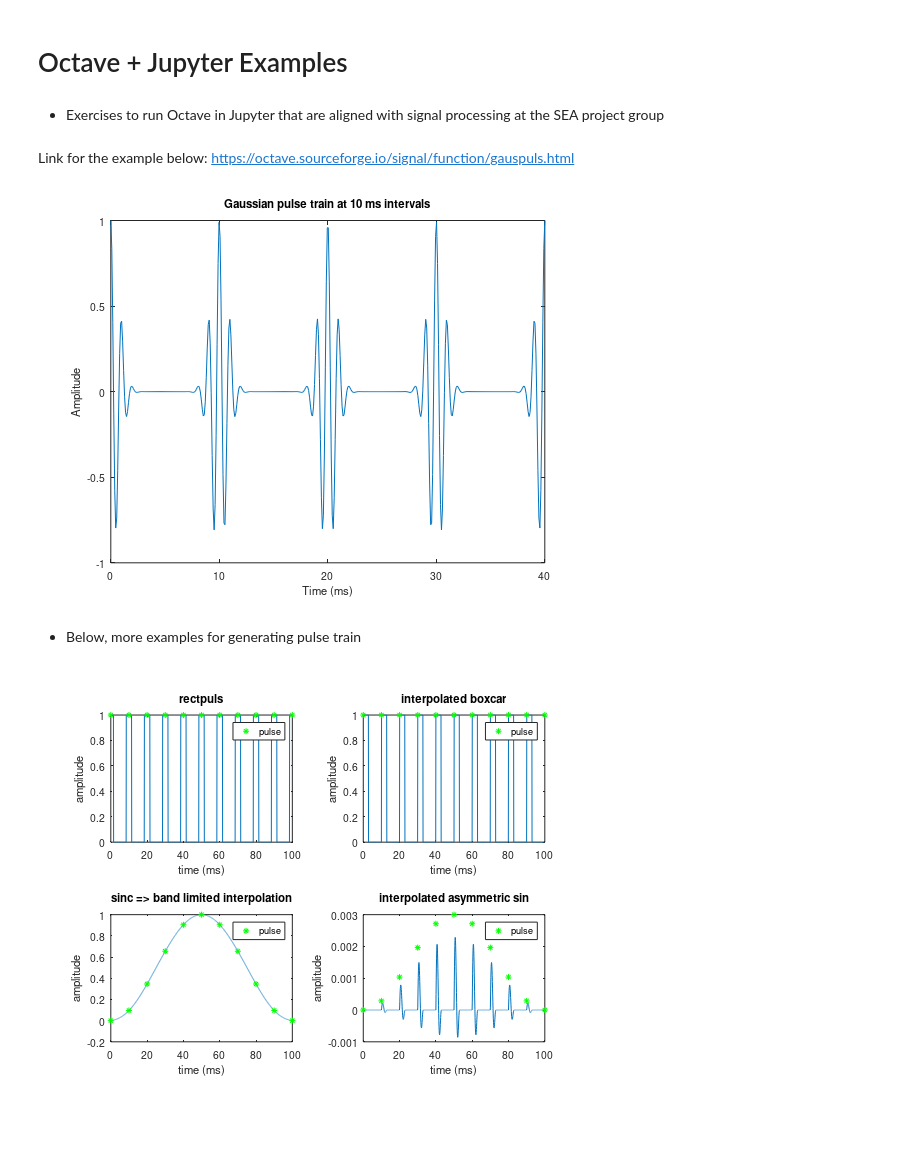
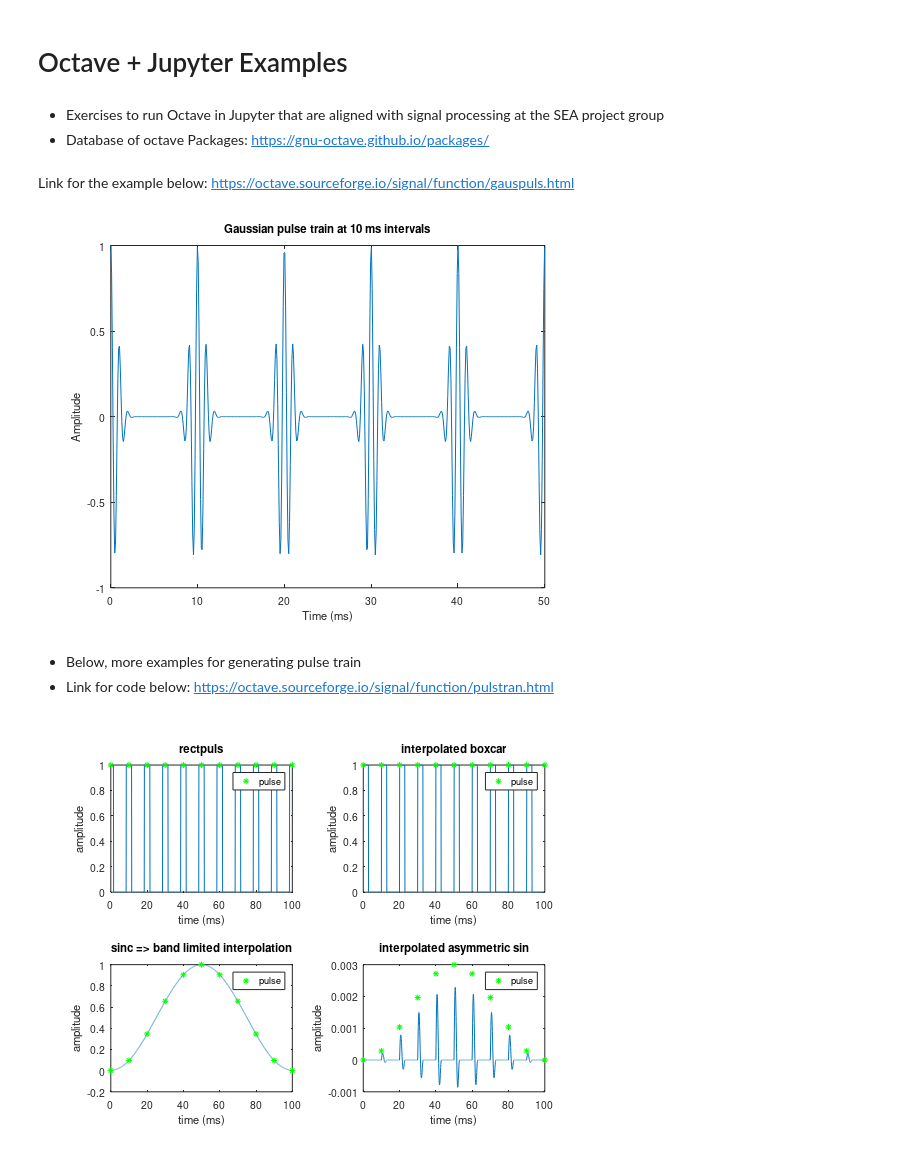
Before and after one commit to floose/py-ju-sea-dsp, a Jupyter notebook: ex1-rc-circ/octave-jupyter-pulse-generation.ipynb, the cells around one changed output. Saved outputs shown, nothing was run; the diff lists cells and outputs as text; code cells hidden in the pictures; blank space fills up the shorter version.

```diff
--- a/ex1-rc-circ/octave-jupyter-pulse-generation.ipynb
+++ b/ex1-rc-circ/octave-jupyter-pulse-generation.ipynb
@@ -2,4 +2,5 @@
 # Octave + Jupyter Examples
 # %% [markdown]
 * Exercises to run Octave in Jupyter that are aligned with signal processing at the SEA project group
+* Database of octave Packages: https://gnu-octave.github.io/packages/
 # %%
@@ -9,15 +11,17 @@ Link for the example below: https://octave.sourceforge.io/signal/function/gauspu
 # %%
  fs = 11025;  # arbitrary sample rate
  f0 = 100;    # pulse train sample rate
- x = pulstran (0:1/fs:4/f0, 0:1/f0:4/f0, "gauspuls");
+ d = 5;
+ x = pulstran (0:1/fs:d/f0, 0:1/f0:d/f0, "gauspuls");
  plot ([0:length(x)-1]*1000/fs, x);
  xlabel ("Time (ms)");
  ylabel ("Amplitude");
  title ("Gaussian pulse train at 10 ms intervals");
 # %% [output]
-[figure, old version]
+[figure, new version]
 # %% [markdown]
 * Below, more examples for generating pulse train
+* Link for code below: https://octave.sourceforge.io/signal/function/pulstran.html
 # %%
 fs = 11025;                   # arbitrary sample rate
  f0 = 100;                     # pulse train sample rate
```
Also changed, not shown: parts of 8 cells of this notebook, 1 other file.
